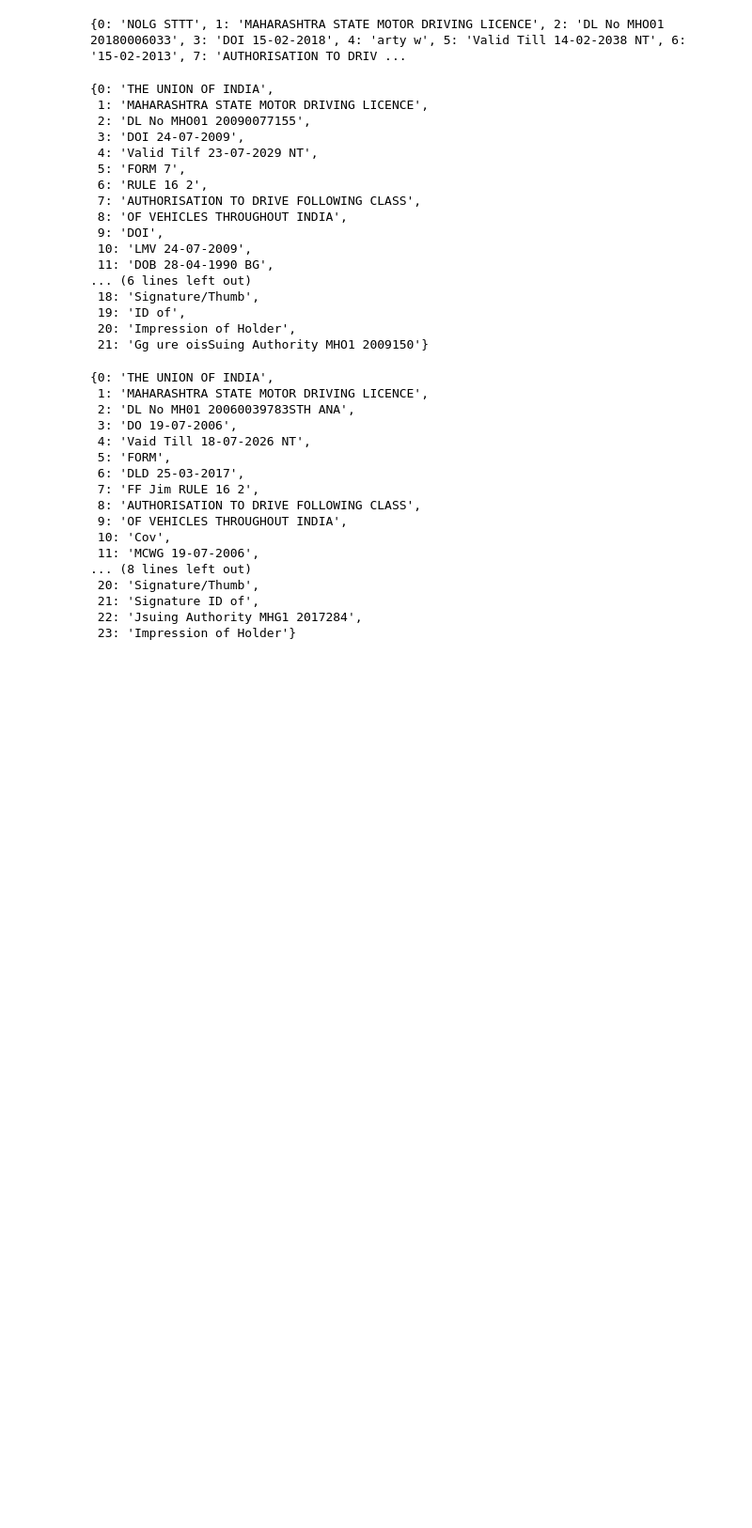
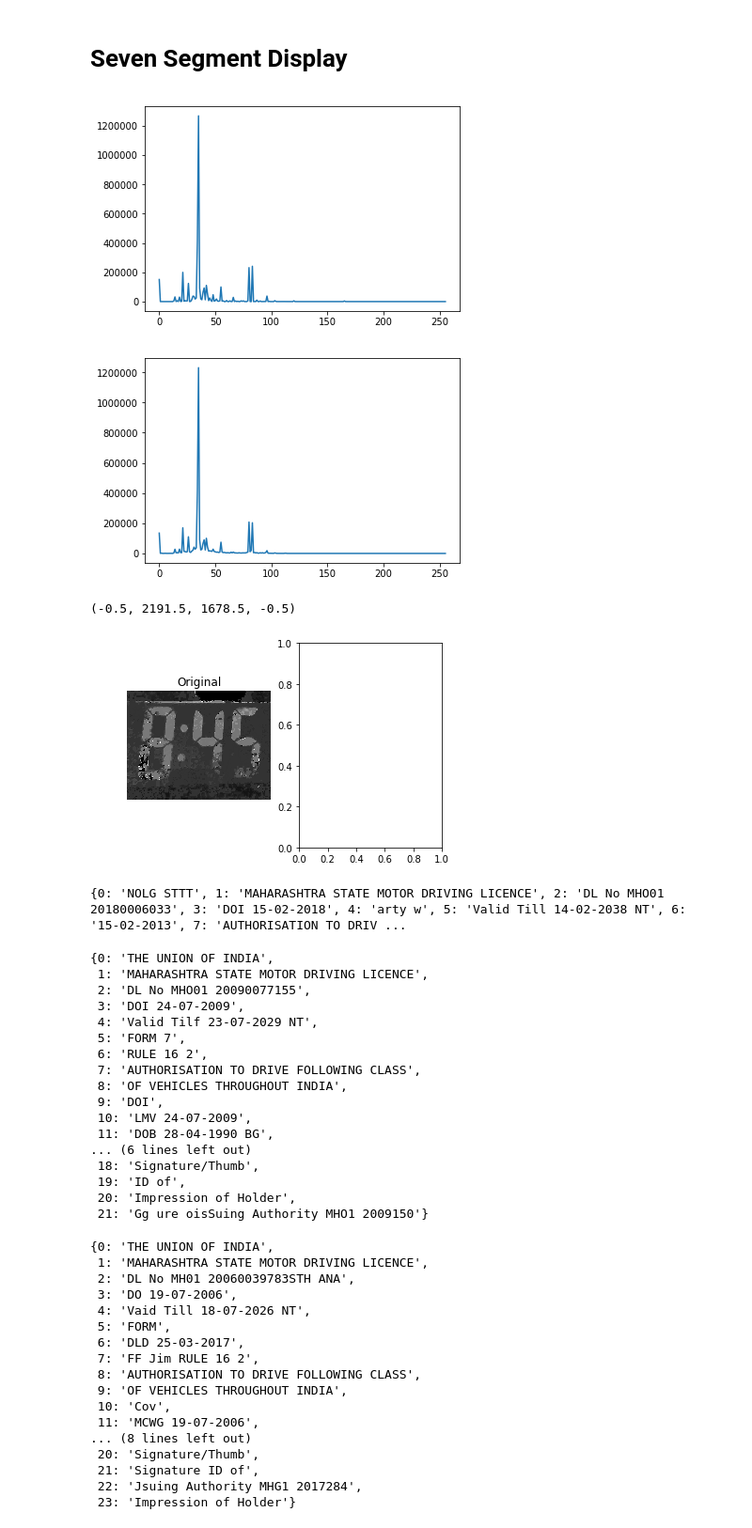
Before and after one commit to Praneet9/Docify, a Jupyter notebook: Preprocessing.ipynb, the cells around one changed output. Shown at 94% size. Saved outputs shown, nothing was run; the diff lists cells and outputs as text; code cells hidden in the pictures; blank space fills up the shorter version.

Commit message:
seven segment done

```diff
--- a/Preprocessing.ipynb
+++ b/Preprocessing.ipynb
@@ -0,0 +1,2 @@
+# %% [markdown]
+# Seven Segment Display
@@ -1,3 +7,49 @@
+# %%
+og = cv2.imread('ignore/sevenseg/2019-01-21 20:41:40.908206.png')
+
+lab = cv2.cvtColor(og, cv2.COLOR_BGR2HSV)
+luminance, a, b = cv2.split(lab)
+
+lum = luminance.copy()
+test = luminance.copy()
+cv2.imshow('test', test)
+cv2.waitKey(0)
+cv2.destroyAllWindows()
+hist,bins = np.histogram(luminance,256,[0,256])
+
+mean = int((np.argmax(hist) + np.argmin(hist)) / 5)
+
+luminance[luminance > mean] = 255
+luminance[luminance <= mean] = 0
+
+plt.plot(hist)
+plt.show()
+
+blur = cv2.GaussianBlur(lum,(5, 5),0)
+his,bins = np.histogram(blur,256,[0,256])
+# meanl = int((np.argmax(his) + np.argmin(his)) / 4)
+# meanl = h
+lum = lum.ravel() / lum.max()
+# cv2.imshow('klum', lum)
+# cv2.wait
+# lum[lum <= meanl] = 0
+plt.plot(his)
+plt.show()
+
+fig, ax = plt.subplots(1, 2)
+ax1, ax2 = ax.ravel()
+ax1.imshow(test, cmap=plt.cm.gray)
+ax1.set_title('Original')
+ax1.axis('off')
+# ax2.imshow(lum, cmap=plt.cm.gray)
+# ax2.set_title('Skeleton of the image')
+# ax2.axis('off')
+# plt.show()
+# %% [output]
+[figure, added]
+[figure, added]
+(-0.5, 2191.5, 1678.5, -0.5)
+[figure, added]
 # %%
 values = ["NOLG STTT", ".MAHARASHTRA STATE MOTOR DRIVING LICENCE", "DL No MHO01 20180006033", "DOI 15-02-2018",
 "arty w", "Valid Till 14-02-2038 NT", "15-02-2013", "AUTHORISATION TO DRIVE FOLLOWING CLASS", "cov",
```
Also changed, not shown: parts of 1 cell of this notebook.
